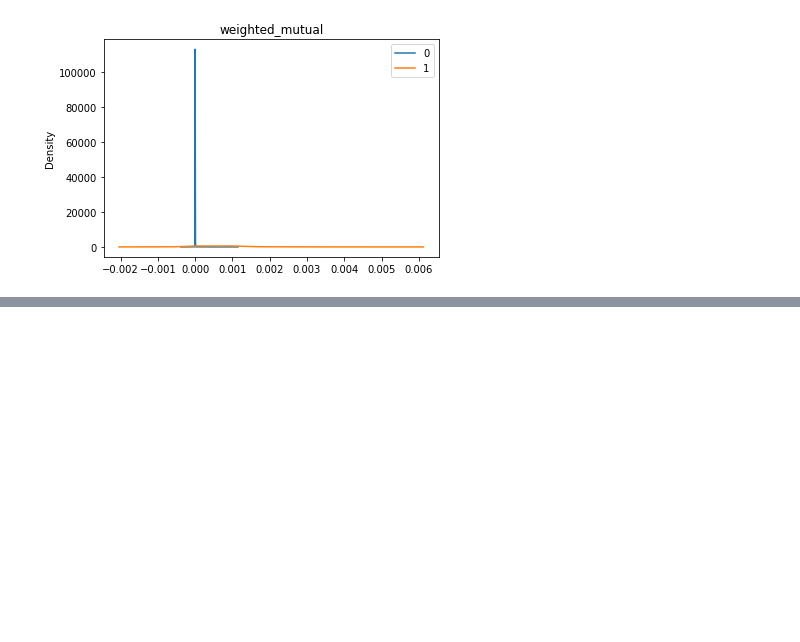
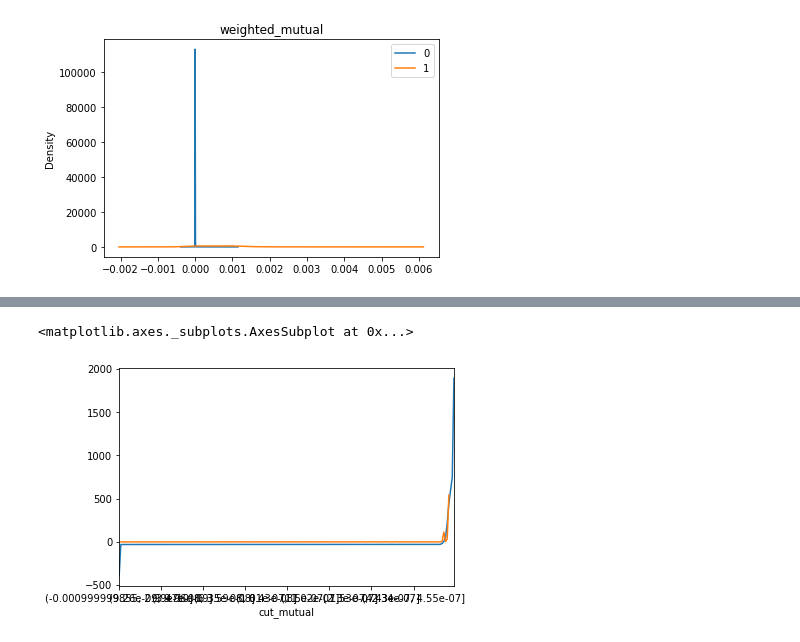
Before and after one commit to algaebrown/resistanceExp, a Jupyter notebook: visualization/exp11_gold_standard/20190212_domain_benchmarking.ipynb, the cells around one changed output, grey strips where cells are left out. Cells and saved outputs as stored; diff of their text form; code cells hidden in the pictures; blank space fills up the shorter version.

```diff
--- a/visualization/exp11_gold_standard/20190212_domain_benchmarking.ipynb
+++ b/visualization/exp11_gold_standard/20190212_domain_benchmarking.ipynb
@@ -133,0 +112,10 @@ Name: gene_one, dtype: float64
+# %%
+# compare lls
+x = np.array([interval.mid for interval in lls.index])
+new_lls = pd.Series(index = lls.index, data = x*slope + intercept)
+# %%
+new_lls.plot()
+lls.plot()
+# %% [output]
+<matplotlib.axes._subplots.AxesSubplot at 0x...>
+[figure, added]
```
Also changed, not shown: parts of 32 cells of this notebook.
